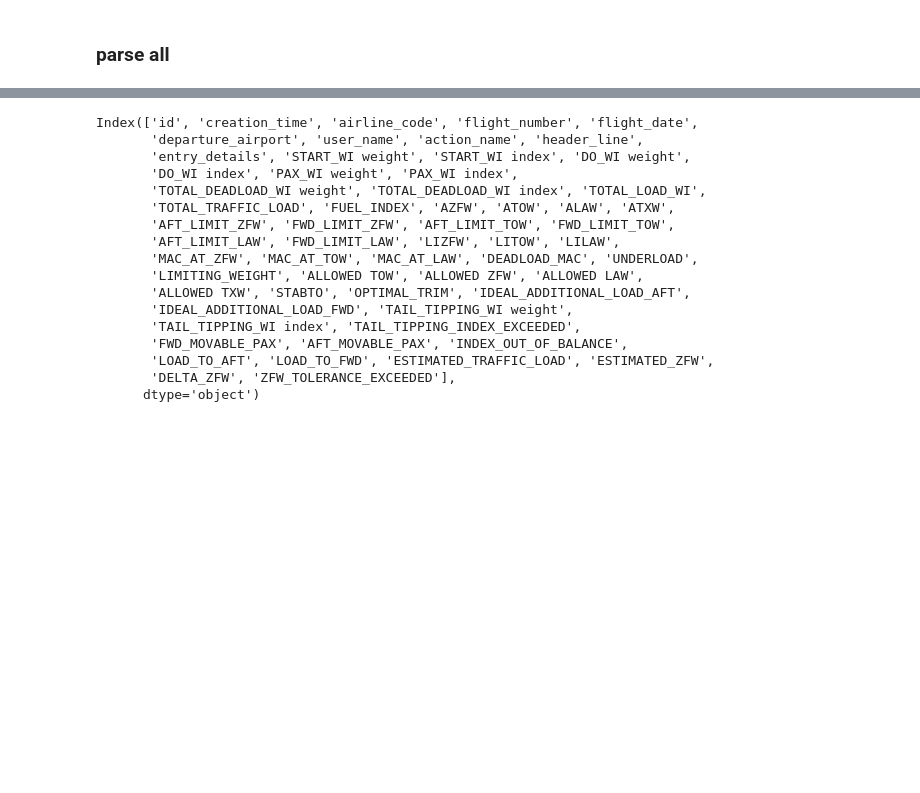
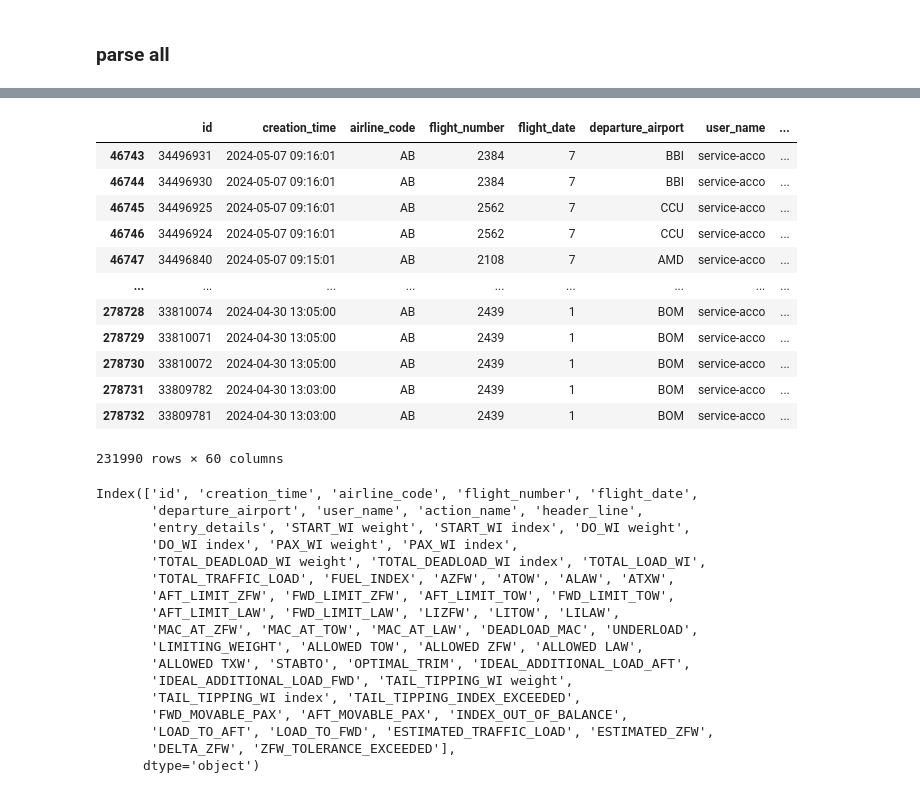
Before and after one commit to jannikvlk/AeroMetrics, a Jupyter notebook: parser/parse_abc.ipynb, the cells around one changed output, grey strips where cells are left out. Saved outputs shown, nothing was run; the diff lists cells and outputs as text; code cells hidden in the pictures; blank space fills up the shorter version.

```diff
--- a/parser/parse_abc.ipynb
+++ b/parser/parse_abc.ipynb
@@ -179,3 +182,19 @@ for idx, row in tqdm(calc_weight_and_trim_action_df.iterrows(), total=calc_weigh
+# %%
+calc_weight_and_trim_action_df
+# %% [output]
+|  | id | creation_time | airline_code | flight_number | flight_date | departure_airport | user_name | ... |
+| 46743 | 34496931 | 2024-05-07 09:16:01 | AB | 2384 | 7 | BBI | service-acco | ... |
+| 46744 | 34496930 | 2024-05-07 09:16:01 | AB | 2384 | 7 | BBI | service-acco | ... |
+| 46745 | 34496925 | 2024-05-07 09:16:01 | AB | 2562 | 7 | CCU | service-acco | ... |
+| 46746 | 34496924 | 2024-05-07 09:16:01 | AB | 2562 | 7 | CCU | service-acco | ... |
+| 46747 | 34496840 | 2024-05-07 09:15:01 | AB | 2108 | 7 | AMD | service-acco | ... |
+| ... | ... | ... | ... | ... | ... | ... | ... | ... |
+| 278728 | 33810074 | 2024-04-30 13:05:00 | AB | 2439 | 1 | BOM | service-acco | ... |
+| 278729 | 33810071 | 2024-04-30 13:05:00 | AB | 2439 | 1 | BOM | service-acco | ... |
+| 278730 | 33810072 | 2024-04-30 13:05:00 | AB | 2439 | 1 | BOM | service-acco | ... |
+| 278731 | 33809782 | 2024-04-30 13:03:00 | AB | 2439 | 1 | BOM | service-acco | ... |
+| 278732 | 33809781 | 2024-04-30 13:03:00 | AB | 2439 | 1 | BOM | service-acco | ... |
+231990 rows × 60 columns
 # %%
 calc_weight_and_trim_action_df.columns
 # %% [output]
```
Also changed, not shown: parts of 12 cells of this notebook.
